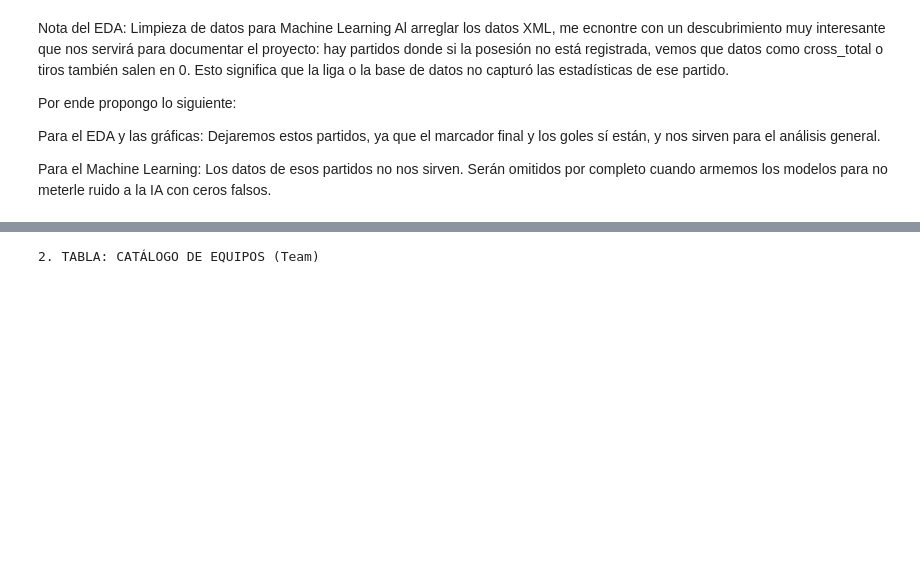
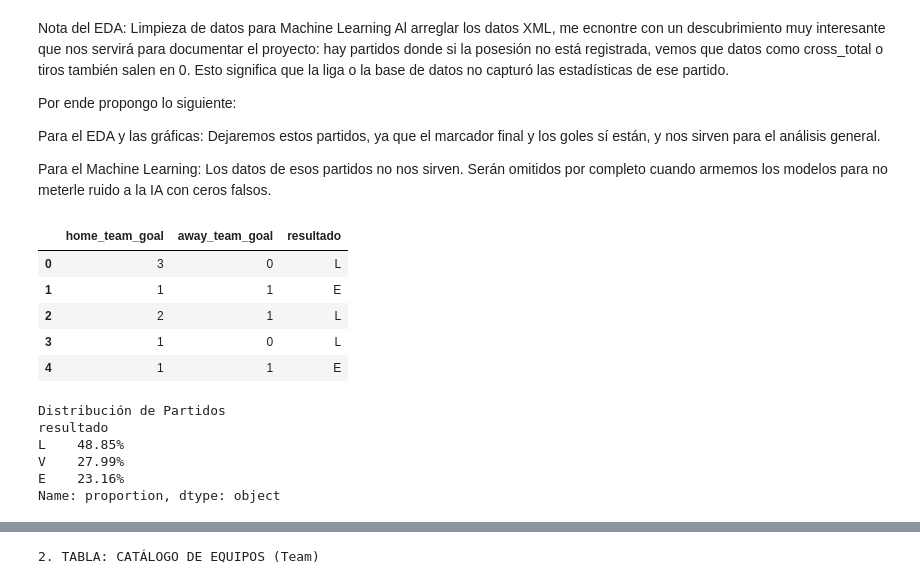
Before and after one commit to GzzAlejandro/proyecto-integrador-laliga, a Jupyter notebook: notebooks/04_ExploracionDeDatos.ipynb, the cells around one changed output, grey strips where cells are left out. Drawn from its saved outputs; the diff is of its cells as text; code cells hidden in the pictures; blank space fills up the shorter version.

```diff
--- a/notebooks/04_ExploracionDeDatos.ipynb
+++ b/notebooks/04_ExploracionDeDatos.ipynb
@@ -141,3 +142,34 @@ Por ende propongo lo siguiente:
 Para el EDA y las gráficas: Dejaremos estos partidos, ya que el marcador final y los goles sí están, y nos sirven para el análisis general.
 
 Para el Machine Learning: Los datos de esos partidos no nos sirven. Serán omitidos por completo cuando armemos los modelos para no meterle ruido a la IA con ceros falsos.
+# %%
+# Definir las reglas del de victorai empate y victoria
+condiciones = [
+    (df_match['home_team_goal'] > df_match['away_team_goal']),
+    (df_match['home_team_goal'] == df_match['away_team_goal']),
+    (df_match['home_team_goal'] < df_match['away_team_goal'])
+]
+
+# Asignar las etiquetas correspondientes a su documento local, empate y visitante (L, E, V)
+etiquetas = ['L', 'E', 'V']
+
+# Creo la nueva columna
+df_match['resultado'] = np.select(condiciones, etiquetas, default='Sin_Dato')
+
+# Validación rápida y la distribución de clases
+display(df_match[['home_team_goal', 'away_team_goal', 'resultado']].head())
+print("\nDistribución de Partidos")
+print((df_match['resultado'].value_counts(normalize=True) * 100).round(2).astype(str) + '%')
+# %% [output]
+|  | home_team_goal | away_team_goal | resultado |
+| 0 | 3 | 0 | L |
+| 1 | 1 | 1 | E |
+| 2 | 2 | 1 | L |
+| 3 | 1 | 0 | L |
+| 4 | 1 | 1 | E |
+Distribución de Partidos
+resultado
+L    48.85%
+V    27.99%
+E    23.16%
+Name: proportion, dtype: object
```
Also changed, not shown: parts of 5 cells of this notebook.
